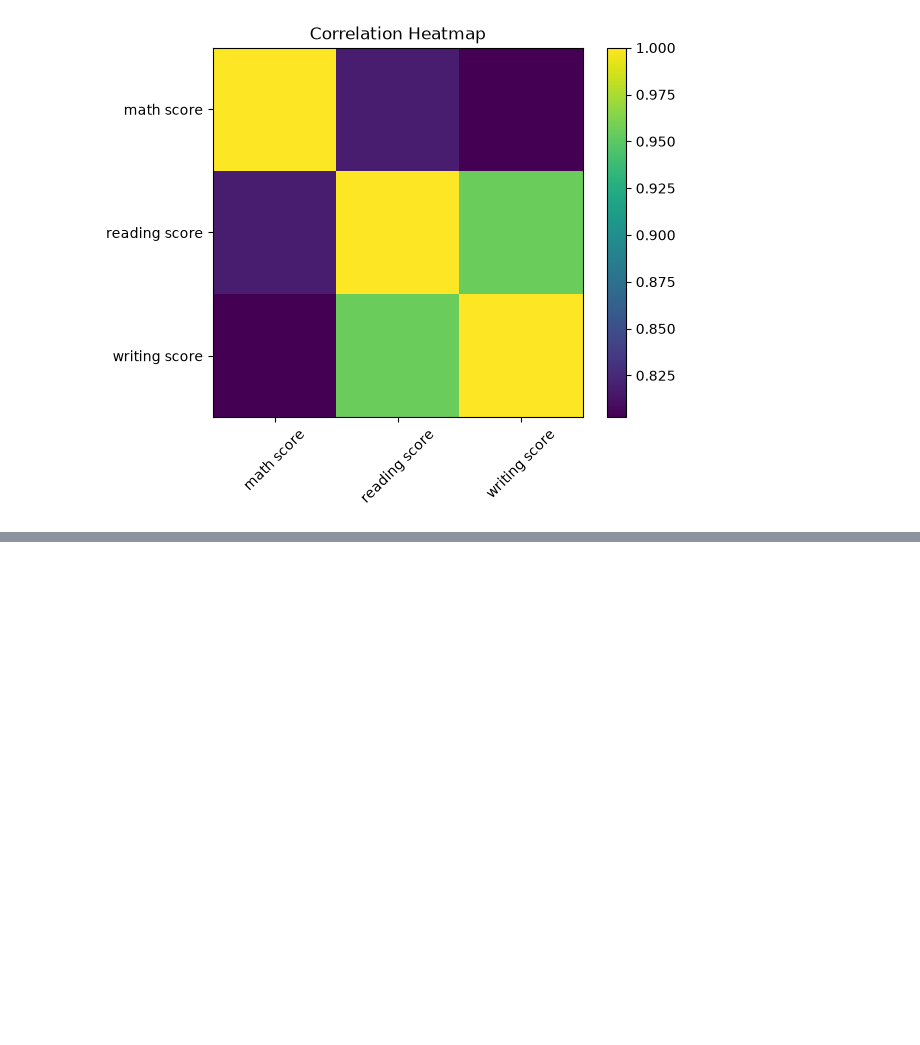
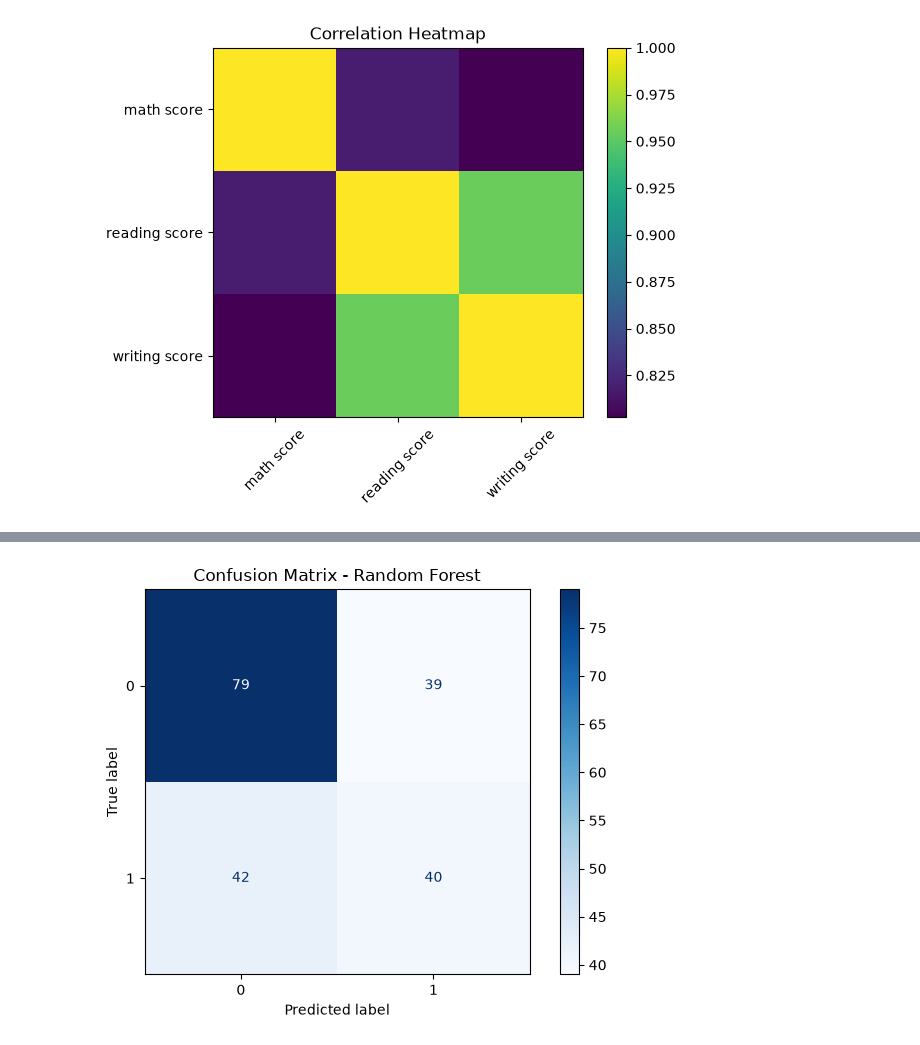
Before and after one commit to khushbu889/Student-Performance-Analytics, a Jupyter notebook: notebooks/student_performance_analysis.ipynb, the cells around one changed output, grey strips where cells are left out. Saved outputs shown, nothing was run; the diff lists cells and outputs as text; code cells hidden in the pictures; blank space fills up the shorter version.

```diff
--- a/notebooks/student_performance_analysis.ipynb
+++ b/notebooks/student_performance_analysis.ipynb
@@ -356,0 +705,30 @@ plt.show()
+# %%
+from sklearn.ensemble import RandomForestClassifier
+
+# Create Random Forest model
+rf_model = RandomForestClassifier(
+    n_estimators=200,
+    random_state=42
+)
+
+# Train the model
+rf_model.fit(X_train, y_train)
+
+# Make predictions
+rf_pred = rf_model.predict(X_test)
+
+# Evaluate the model
+rf_accuracy = accuracy_score(y_test, rf_pred)
+rf_precision = precision_score(y_test, rf_pred)
+rf_recall = recall_score(y_test, rf_pred)
+rf_f1 = f1_score(y_test, rf_pred)
+
+print("Random Forest Results")
+print("---------------------")
+print("Accuracy :", round(rf_accuracy, 3))
+print("Precision:", round(rf_precision, 3))
+print("Recall   :", round(rf_recall, 3))
+print("F1 Score :", round(rf_f1, 3))
+
+print("\nClassification Report:")
+print(classification_report(y_test, rf_pred))
@@ -356,0 +800,17 @@ plt.show()
+# %%
+from sklearn.metrics import ConfusionMatrixDisplay
+
+# Confusion matrix for the better-performing model
+# We will use Random Forest for now
+
+ConfusionMatrixDisplay.from_predictions(
+    y_test,
+    rf_pred,
+    cmap='Blues'
+)
+
+plt.title('Confusion Matrix - Random Forest')
+plt.tight_layout()
+plt.show()
+# %% [output]
+[figure, added]
```
Also changed, not shown: parts of 38 cells of this notebook, 2 other files.
